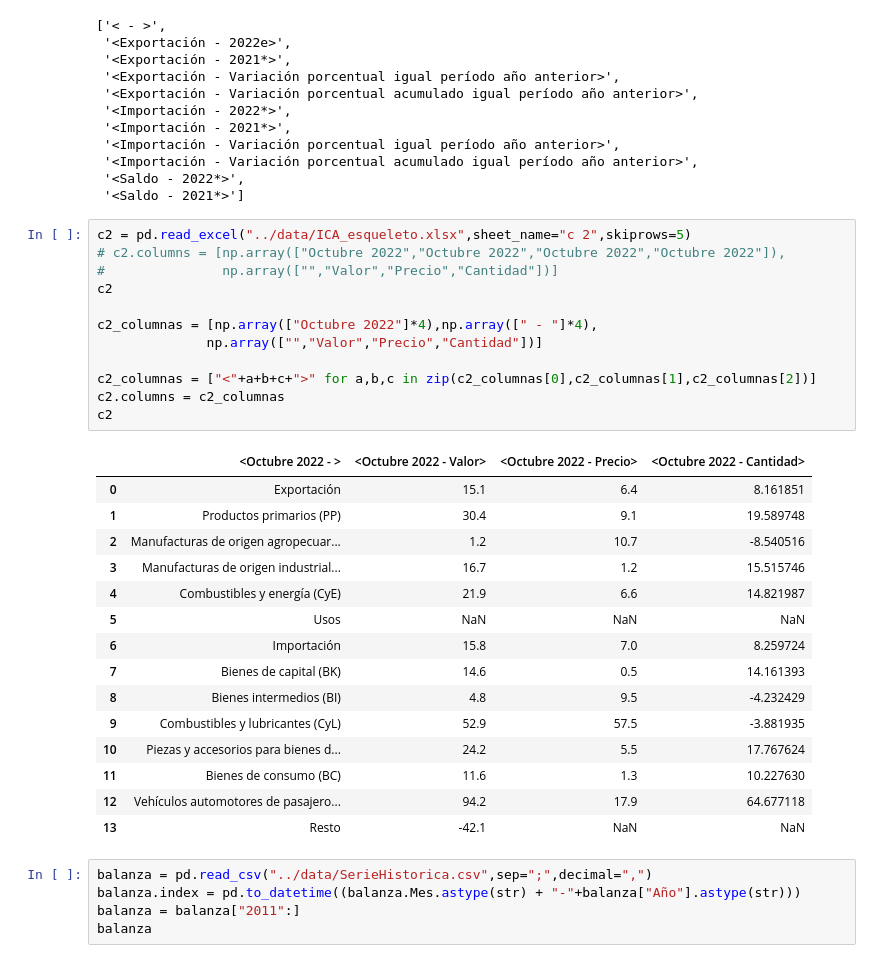
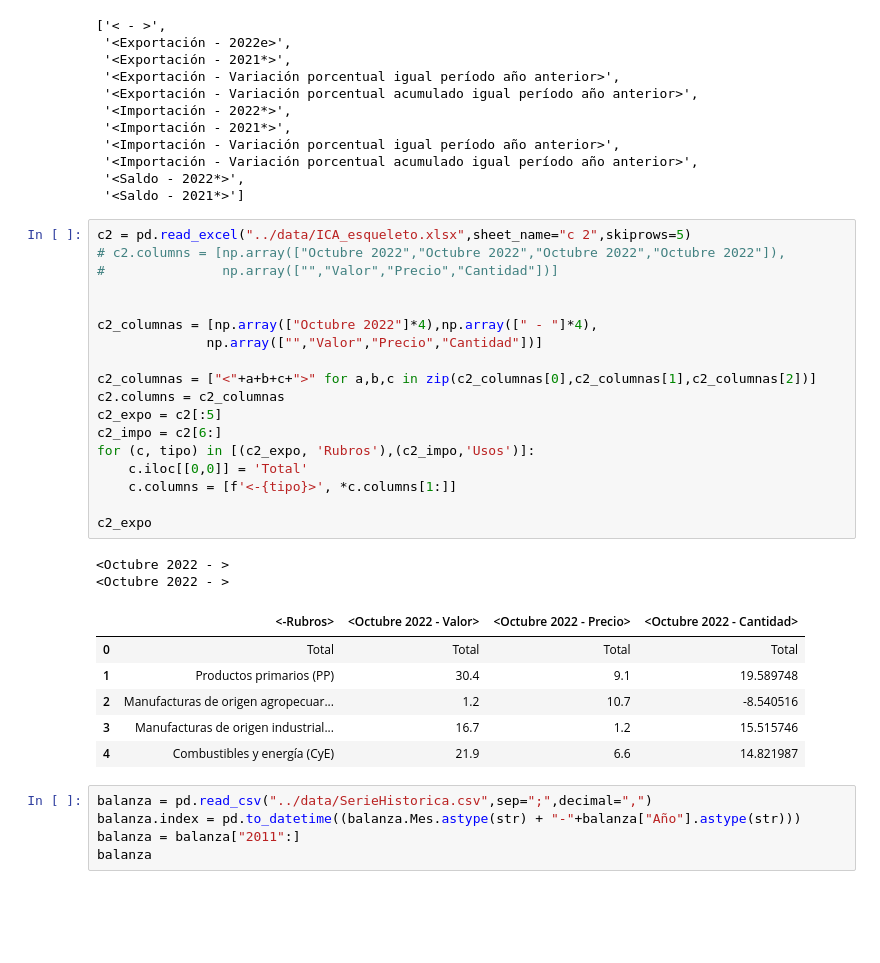
Before and after one commit to LucaGelmini/ica-astro, a Jupyter notebook: src/wrangling py/jupyter/index.ipynb, the cells around one changed output. Cells and saved outputs as stored; diff of their text form; blank space fills up the shorter version.

Commit message:
c2_expo, c2_impo

```diff
--- a/src/wrangling py/jupyter/index.ipynb
+++ b/src/wrangling py/jupyter/index.ipynb
@@ -66,31 +66,30 @@ c1.columns = c1_columnas
 # %%
 c2 = pd.read_excel("../data/ICA_esqueleto.xlsx",sheet_name="c 2",skiprows=5)
 # c2.columns = [np.array(["Octubre 2022","Octubre 2022","Octubre 2022","Octubre 2022"]),
 #               np.array(["","Valor","Precio","Cantidad"])]
-c2
+
 
 c2_columnas = [np.array(["Octubre 2022"]*4),np.array([" - "]*4),
               np.array(["","Valor","Precio","Cantidad"])]
 
 c2_columnas = ["<"+a+b+c+">" for a,b,c in zip(c2_columnas[0],c2_columnas[1],c2_columnas[2])]
 c2.columns = c2_columnas
-c2
+c2_expo = c2[:5]
+c2_impo = c2[6:]
+for (c, tipo) in [(c2_expo, 'Rubros'),(c2_impo,'Usos')]:
+    c.iloc[[0,0]] = 'Total'
+    c.columns = [f'<-{tipo}>', *c.columns[1:]]
+
+c2_expo
 # %% [output]
+<Octubre 2022 - >
+<Octubre 2022 - >
-|  | <Octubre 2022 - > | <Octubre 2022 - Valor> | <Octubre 2022 - Precio> | <Octubre 2022 - Cantidad> |
-| 0 | Exportación | 15.1 | 6.4 | 8.161851 |
+|  | <-Rubros> | <Octubre 2022 - Valor> | <Octubre 2022 - Precio> | <Octubre 2022 - Cantidad> |
+| 0 | Total | Total | Total | Total |
 | 1 | Productos primarios (PP) | 30.4 | 9.1 | 19.589748 |
 | 2 | Manufacturas de origen agropecuar... | 1.2 | 10.7 | -8.540516 |
 | 3 | Manufacturas de origen industrial... | 16.7 | 1.2 | 15.515746 |
 | 4 | Combustibles y energía (CyE) | 21.9 | 6.6 | 14.821987 |
-| 5 | Usos | NaN | NaN | NaN |
-| 6 | Importación | 15.8 | 7.0 | 8.259724 |
-| 7 | Bienes de capital (BK) | 14.6 | 0.5 | 14.161393 |
-| 8 | Bienes intermedios (BI) | 4.8 | 9.5 | -4.232429 |
-| 9 | Combustibles y lubricantes (CyL) | 52.9 | 57.5 | -3.881935 |
-| 10 | Piezas y accesorios para bienes d... | 24.2 | 5.5 | 17.767624 |
-| 11 | Bienes de consumo (BC) | 11.6 | 1.3 | 10.227630 |
-| 12 | Vehículos automotores de pasajero... | 94.2 | 17.9 | 64.677118 |
-| 13 | Resto | -42.1 | NaN | NaN |
 # %%
 balanza = pd.read_csv("../data/SerieHistorica.csv",sep=";",decimal=",")
 balanza.index = pd.to_datetime((balanza.Mes.astype(str) + "-"+balanza["Año"].astype(str)))
```
Also changed, not shown: 6 other files.
